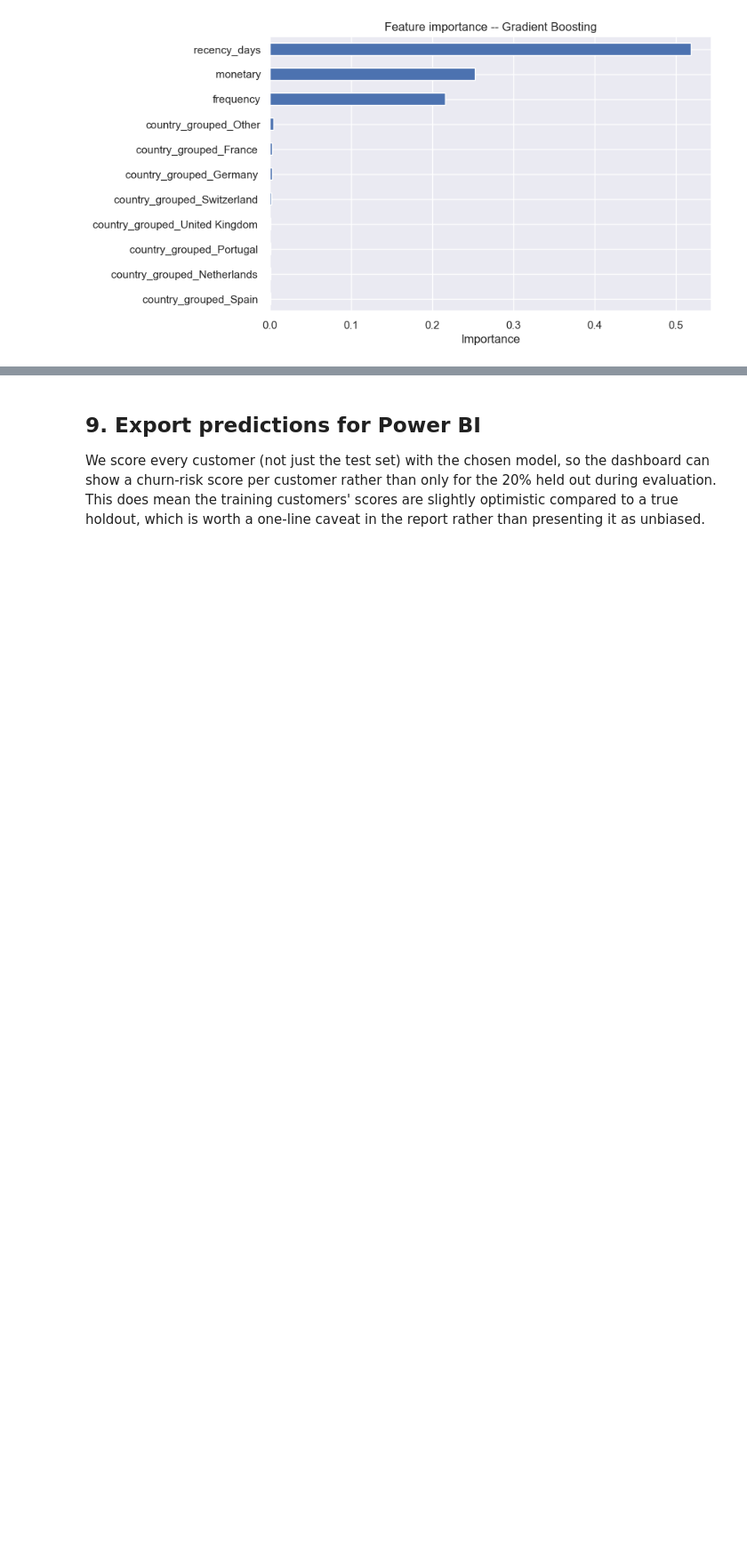
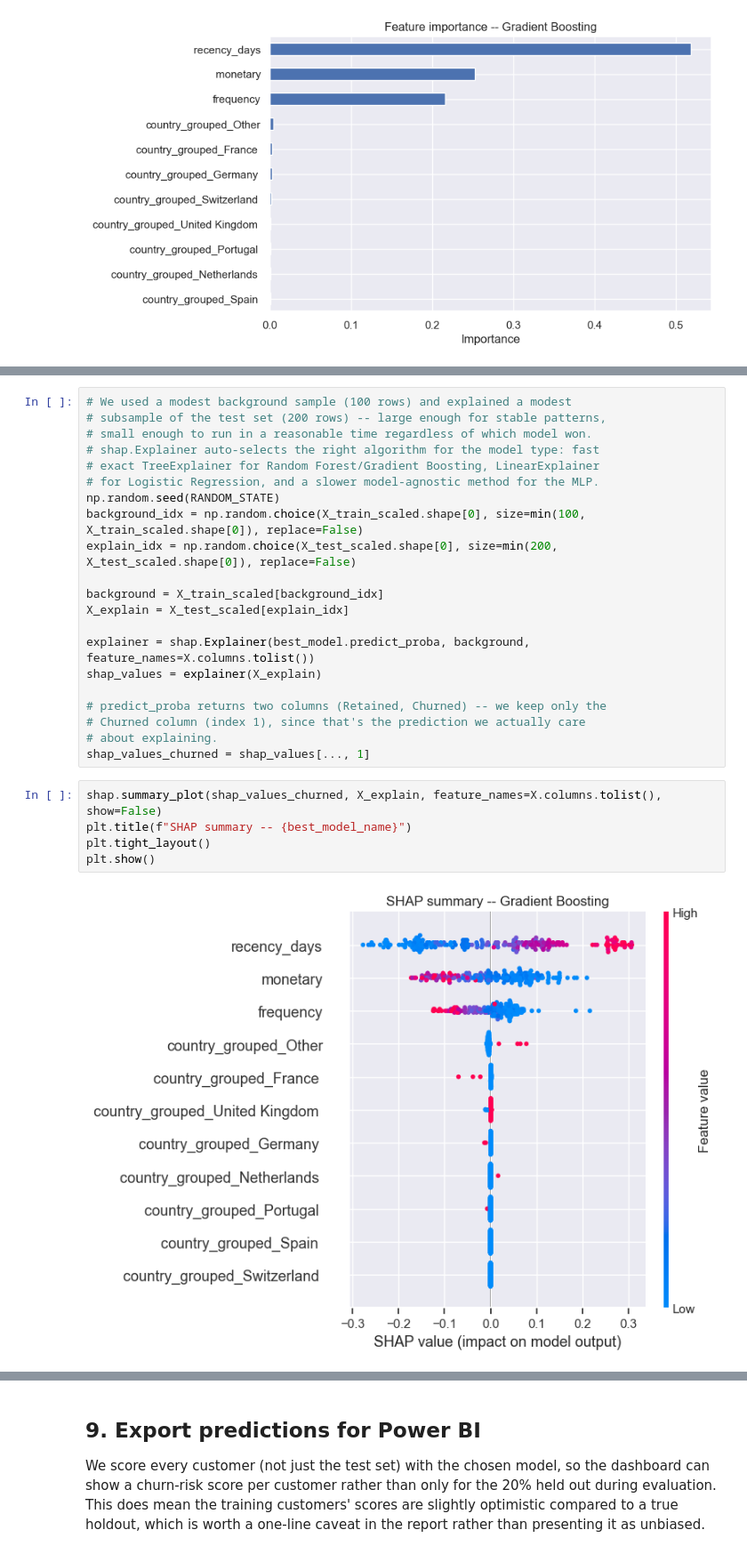
Before and after one commit to roshantuladhar00/retail-churn-capstone, a Jupyter notebook: notebook/02_churn_classification.ipynb, the cells around one changed output, grey strips where cells are left out. Shown at 89% size. Saved outputs shown, nothing was run; the diff lists cells and outputs as text; blank space fills up the shorter version.

```diff
--- a/notebook/02_churn_classification.ipynb
+++ b/notebook/02_churn_classification.ipynb
@@ -235,0 +287,28 @@ else:
+# %%
+# We used a modest background sample (100 rows) and explained a modest
+# subsample of the test set (200 rows) -- large enough for stable patterns,
+# small enough to run in a reasonable time regardless of which model won.
+# shap.Explainer auto-selects the right algorithm for the model type: fast
+# exact TreeExplainer for Random Forest/Gradient Boosting, LinearExplainer
+# for Logistic Regression, and a slower model-agnostic method for the MLP.
+np.random.seed(RANDOM_STATE)
+background_idx = np.random.choice(X_train_scaled.shape[0], size=min(100, X_train_scaled.shape[0]), replace=False)
+explain_idx = np.random.choice(X_test_scaled.shape[0], size=min(200, X_test_scaled.shape[0]), replace=False)
+
+background = X_train_scaled[background_idx]
+X_explain = X_test_scaled[explain_idx]
+
+explainer = shap.Explainer(best_model.predict_proba, background, feature_names=X.columns.tolist())
+shap_values = explainer(X_explain)
+
+# predict_proba returns two columns (Retained, Churned) -- we keep only the
+# Churned column (index 1), since that's the prediction we actually care
+# about explaining.
+shap_values_churned = shap_values[..., 1]
+# %%
+shap.summary_plot(shap_values_churned, X_explain, feature_names=X.columns.tolist(), show=False)
+plt.title(f"SHAP summary -- {best_model_name}")
+plt.tight_layout()
+plt.show()
+# %% [output]
+[figure, added]
```
Also changed, not shown: parts of 10 cells of this notebook.
